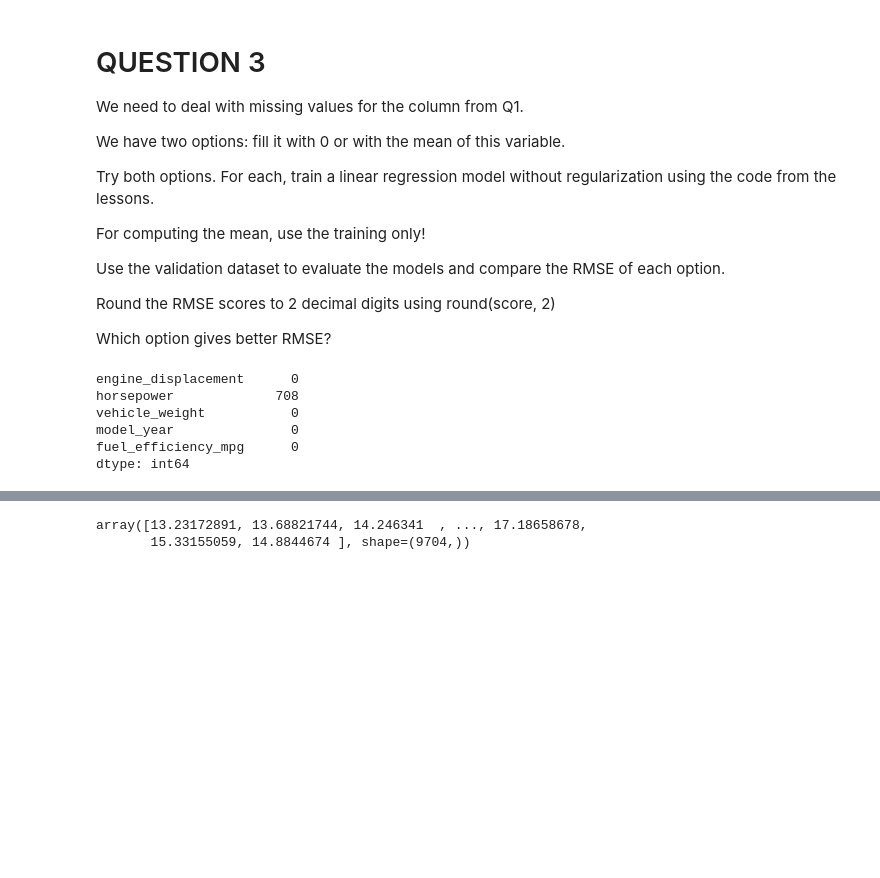
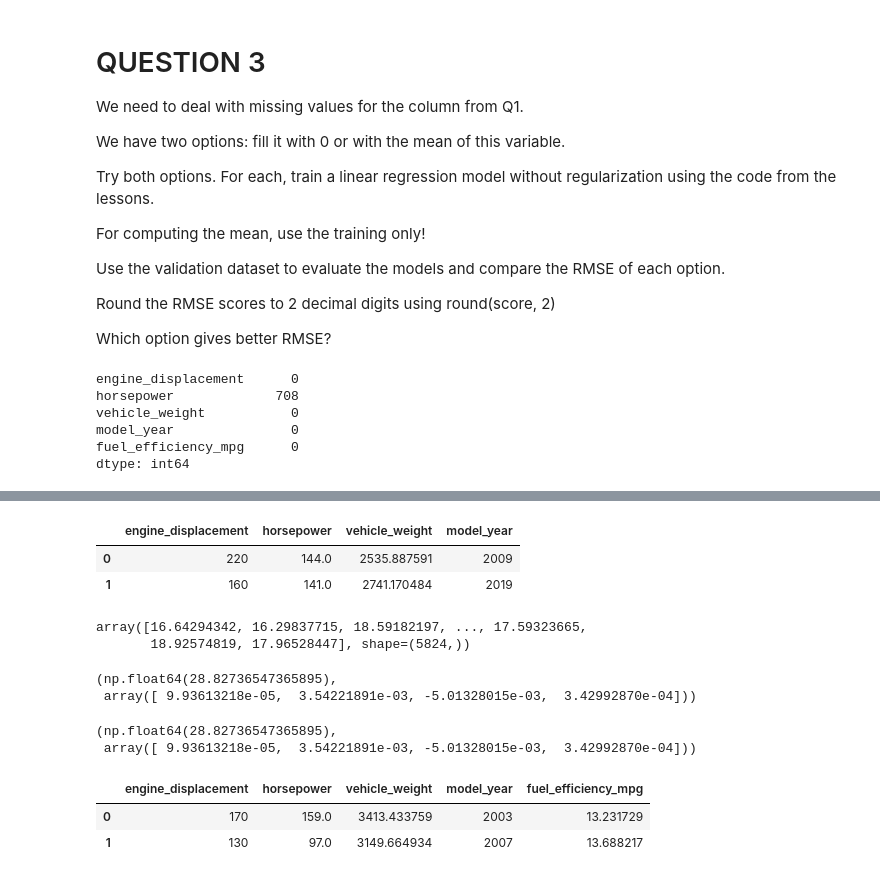
Before and after one commit to expialadocious/ml_zoomcamp_2025, a Jupyter notebook: homework2.ipynb, the cells around one changed output, grey strips where cells are left out. Cells and saved outputs as stored; diff of their text form; code cells hidden in the pictures; blank space fills up the shorter version.

```diff
--- a/homework2.ipynb
+++ b/homework2.ipynb
@@ -132,7 +141,10 @@ dtype: int64
 # %%
-dfx = df1.copy()
+## Fillna with Zeros
+df_train.fillna(0, inplace=True)
+df_val.fillna(0, inplace=True)
+df_test.fillna(0, inplace=True)
 
-dfx.fillna(0, inplace=True)
-
-dfx.isnull().sum()
+print(f'df train nulls: {df_train.isnull().sum()}')
+print(f'df val nulls: {df_val.isnull().sum()}')
+print(f'df test nulls: {df_test.isnull().sum()}')
 # %% [output]
@@ -145,9 +169,23 @@ dtype: int64
 # %%
 ## save out predictor variable "y"
+y_train = df_train['fuel_efficiency_mpg'].values
+y_val = df_val['fuel_efficiency_mpg'].values
+y_test = df_test['fuel_efficiency_mpg'].values
 
-y_train = dfx['fuel_efficiency_mpg'].values
-y_val = dfx['fuel_efficiency_mpg'].values
-y_test = dfx['fuel_efficiency_mpg'].values
+## drop predictor variable from dataframes (train, validate, test)
+del df_train['fuel_efficiency_mpg']
+del df_val['fuel_efficiency_mpg']
+del df_test['fuel_efficiency_mpg']
-# %% [output]
-array([13.23172891, 13.68821744, 14.246341  , ..., 17.18658678,
-       15.33155059, 14.8844674 ], shape=(9704,))
+# %%
+## Save "X" array with all required features
+df_train.head(2)
+# %% [output]
+|  | engine_displacement | horsepower | vehicle_weight | model_year |
+| 0 | 220 | 144.0 | 2535.887591 | 2009 |
+| 1 | 160 | 141.0 | 2741.170484 | 2019 |
+# %%
+## y predictor variable already created
+y_train
+# %% [output]
+array([16.64294342, 16.29837715, 18.59182197, ..., 17.59323665,
+       18.92574819, 17.96528447], shape=(5824,))
@@ -153,0 +208,21 @@ array([13.23172891, 13.68821744, 14.246341  , ..., 17.18658678,
+# %%
+train_linear_regression(X_train, y_train)
+# %% [output]
+(np.float64(28.82736547365895),
+ array([ 9.93613218e-05,  3.54221891e-03, -5.01328015e-03,  3.42992870e-04]))
+# %%
+## Set weights to output of linear regression training
+    ## w0 = intercept
+    ## w1 = weights for all of the X features  (the "coefficients")
+w0, w = train_linear_regression(X_train, y_train)
+
+w0, w
+# %% [output]
+(np.float64(28.82736547365895),
+ array([ 9.93613218e-05,  3.54221891e-03, -5.01328015e-03,  3.42992870e-04]))
+# %%
+df1.head(2)
+# %% [output]
+|  | engine_displacement | horsepower | vehicle_weight | model_year | fuel_efficiency_mpg |
+| 0 | 170 | 159.0 | 3413.433759 | 2003 | 13.231729 |
+| 1 | 130 | 97.0 | 3149.664934 | 2007 | 13.688217 |
```
Also changed, not shown: parts of 17 cells of this notebook.
